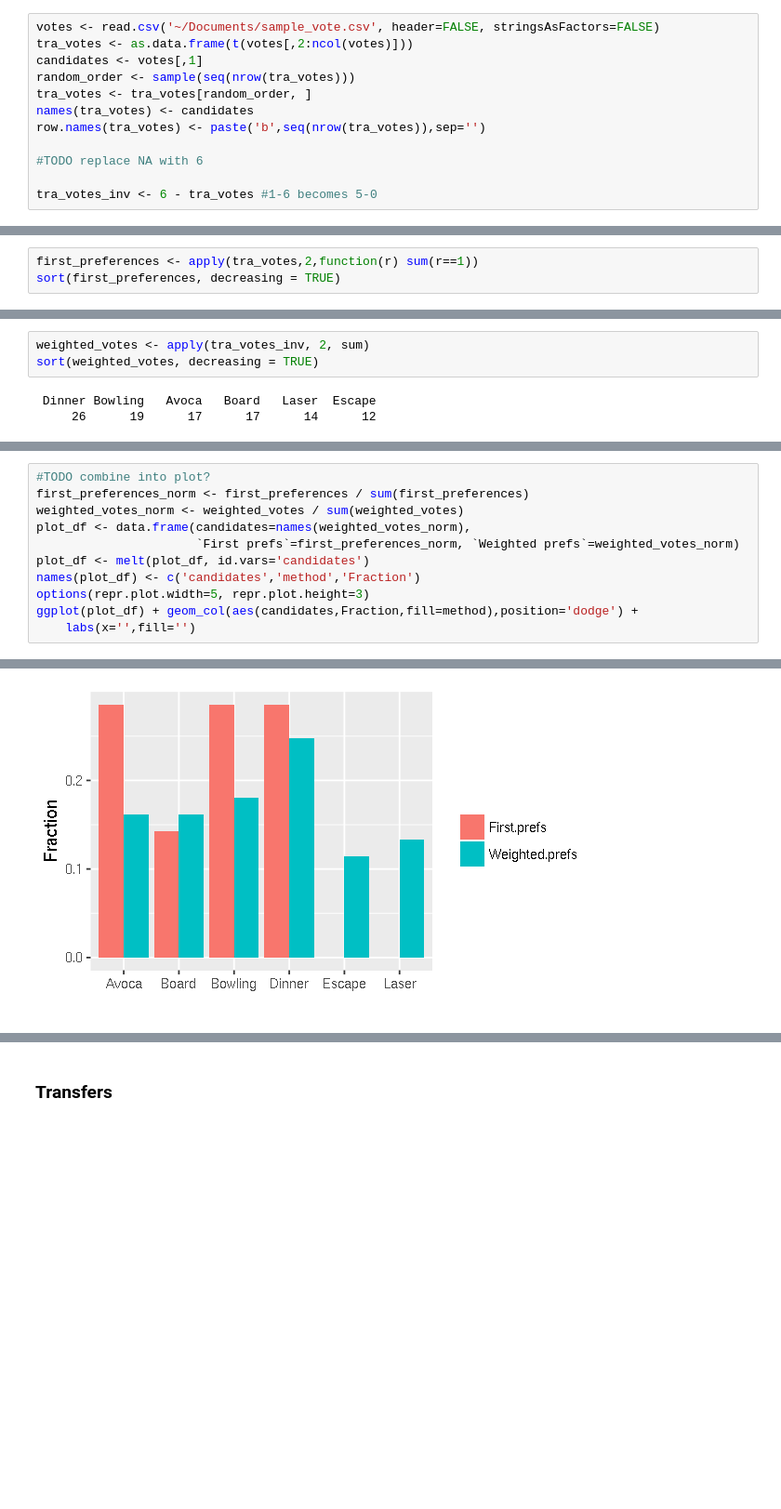
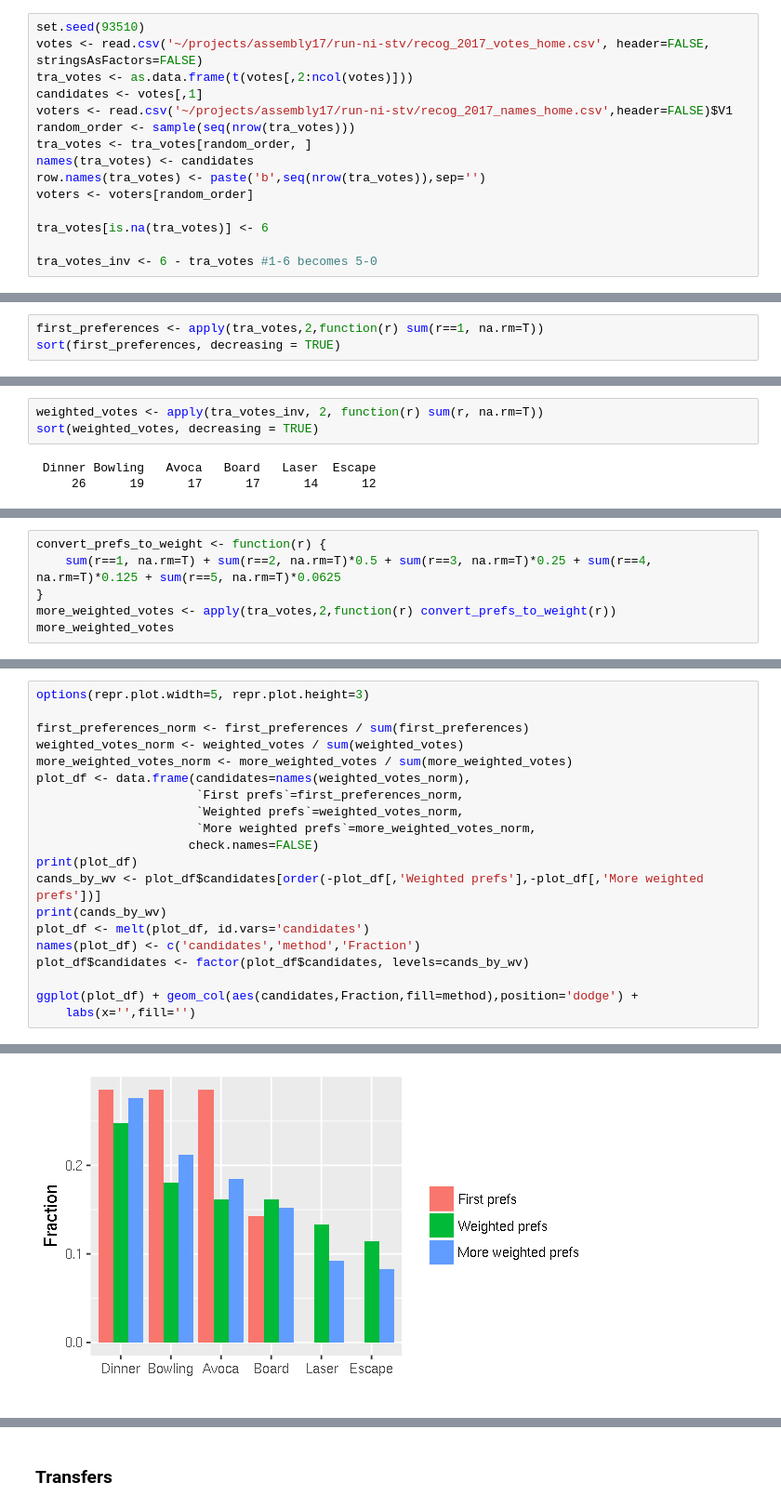
Before and after one commit to viva-ronaldo/run-ni-stv, a Jupyter notebook: recog_2017_results.ipynb, the cells around one changed output, grey strips where cells are left out. Shown at 93% size. Cells and saved outputs as stored; diff of their text form; blank space fills up the shorter version.

```diff
--- a/recog_2017_results.ipynb
+++ b/recog_2017_results.ipynb
@@ -31,12 +15,15 @@ corrplot 0.84 loaded
 # %%
-votes <- read.csv('~/Documents/sample_vote.csv', header=FALSE, stringsAsFactors=FALSE)
+set.seed(93510)
+votes <- read.csv('~/projects/assembly17/run-ni-stv/recog_2017_votes_home.csv', header=FALSE, stringsAsFactors=FALSE)
 tra_votes <- as.data.frame(t(votes[,2:ncol(votes)]))
 candidates <- votes[,1]
+voters <- read.csv('~/projects/assembly17/run-ni-stv/recog_2017_names_home.csv',header=FALSE)$V1
 random_order <- sample(seq(nrow(tra_votes)))
 tra_votes <- tra_votes[random_order, ]
 names(tra_votes) <- candidates
 row.names(tra_votes) <- paste('b',seq(nrow(tra_votes)),sep='')
+voters <- voters[random_order]
 
-#TODO replace NA with 6
+tra_votes[is.na(tra_votes)] <- 6
 
 tra_votes_inv <- 6 - tra_votes #1-6 becomes 5-0
@@ -61,5 +79,5 @@ tra_votes
 # %%
-first_preferences <- apply(tra_votes,2,function(r) sum(r==1))
+first_preferences <- apply(tra_votes,2,function(r) sum(r==1, na.rm=T))
 sort(first_preferences, decreasing = TRUE)
 # %% [output]
  Dinner Bowling   Avoca   Board  Escape   Laser
@@ -67,7 +85,7 @@ sort(first_preferences, decreasing = TRUE)
 # %% [markdown]
 Assign 5 points for first preference, 4 for second...0 for sixth, and sum:
 # %%
-weighted_votes <- apply(tra_votes_inv, 2, sum)
+weighted_votes <- apply(tra_votes_inv, 2, function(r) sum(r, na.rm=T))
 sort(weighted_votes, decreasing = TRUE)
 # %% [output]
  Dinner Bowling   Avoca   Board   Laser  Escape
@@ -74,0 +95,6 @@ sort(weighted_votes, decreasing = TRUE)
+# %%
+convert_prefs_to_weight <- function(r) {
+    sum(r==1, na.rm=T) + sum(r==2, na.rm=T)*0.5 + sum(r==3, na.rm=T)*0.25 + sum(r==4, na.rm=T)*0.125 + sum(r==5, na.rm=T)*0.0625
+}
+more_weighted_votes <- apply(tra_votes,2,function(r) convert_prefs_to_weight(r))
+more_weighted_votes
@@ -75,12 +104,21 @@ sort(weighted_votes, decreasing = TRUE)
 # %%
-#TODO combine into plot?
+options(repr.plot.width=5, repr.plot.height=3)
+
 first_preferences_norm <- first_preferences / sum(first_preferences)
 weighted_votes_norm <- weighted_votes / sum(weighted_votes)
+more_weighted_votes_norm <- more_weighted_votes / sum(more_weighted_votes)
 plot_df <- data.frame(candidates=names(weighted_votes_norm),
-                      `First prefs`=first_preferences_norm, `Weighted prefs`=weighted_votes_norm)
+                      `First prefs`=first_preferences_norm,
+                      `Weighted prefs`=weighted_votes_norm,
+                      `More weighted prefs`=more_weighted_votes_norm,
+                     check.names=FALSE)
+print(plot_df)
+cands_by_wv <- plot_df$candidates[order(-plot_df[,'Weighted prefs'],-plot_df[,'More weighted prefs'])]
+print(cands_by_wv)
 plot_df <- melt(plot_df, id.vars='candidates')
 names(plot_df) <- c('candidates','method','Fraction')
-options(repr.plot.width=5, repr.plot.height=3)
+plot_df$candidates <- factor(plot_df$candidates, levels=cands_by_wv)
+
 ggplot(plot_df) + geom_col(aes(candidates,Fraction,fill=method),position='dodge') +
     labs(x='',fill='')
 # %% [output]
@@ -87 +134 @@ ggplot(plot_df) + geom_col(aes(candidates,Fraction,fill=method),position='dodge'
-[figure, old version]
+[figure, new version]
```
Also changed, not shown: parts of 21 cells of this notebook, 3 other files.
